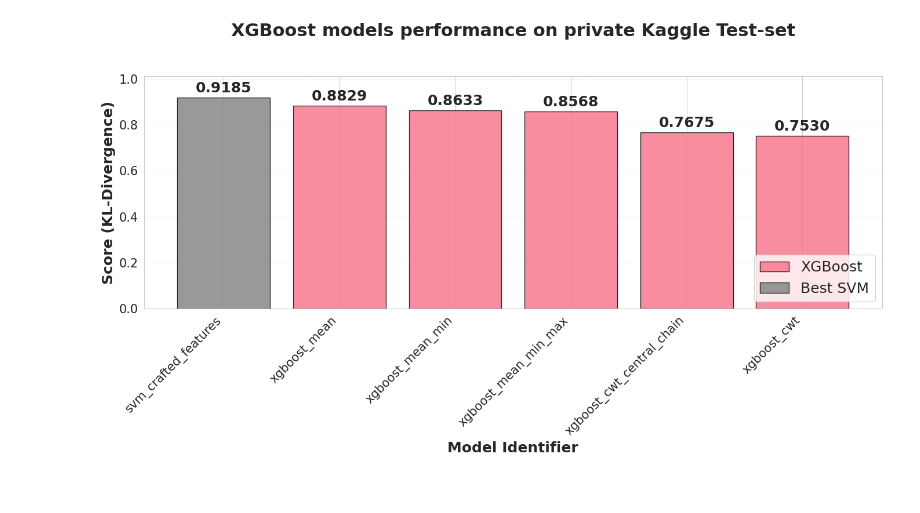
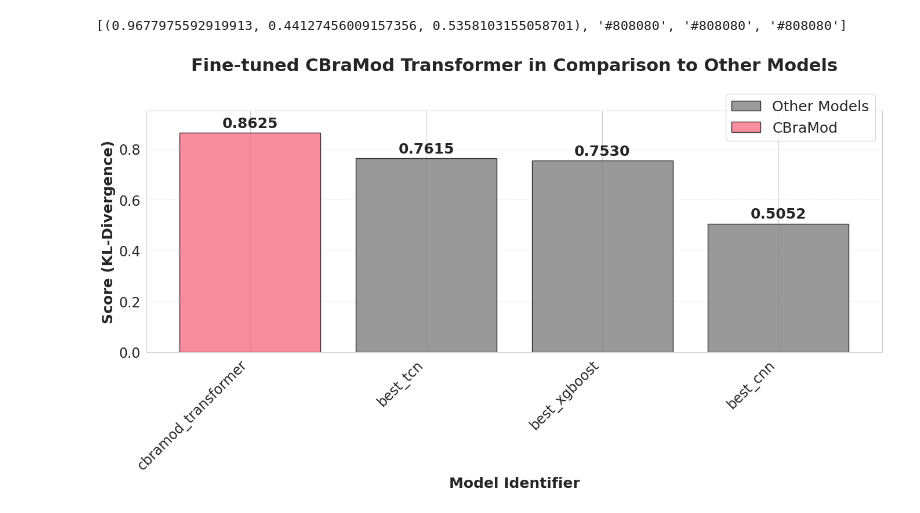
Before and after one commit to Davee02/HSLU.AICOMP.HMS, a Jupyter notebook: notebooks/visualizations/visualize_results.ipynb, the cells around one changed output. Cells and saved outputs as stored; diff of their text form; code cells hidden in the pictures.

Commit message:
add visualizations for final presentation and report

```diff
--- a/notebooks/visualizations/visualize_results.ipynb
+++ b/notebooks/visualizations/visualize_results.ipynb
@@ -31,3 +23,14 @@ PLOT_TITLE = "XGBoost models performance on private Kaggle Test-set"
+# %%
+VOTE_METHOD = "max_vote_window"
+SCORE_TYPE = "kaggle_private"
+MODEL_CATEGORIES = ["Baseline", "XGBoost", "SVM", "CNN", "GRU", "TCN", "Other", "Ensemble", "Other Models"]
+
+HIGHLIGHT_IDENTIFIER = None
+HIGHLIGHT_IDENTIFIER = "cbramod_transformer"
+HIGHLIGHT_IDENTIFIER_NAME = "CBraMod"
+
+
+PLOT_TITLE = "Fine-tuned CBraMod Transformer in Comparison to Other Models"
 # %%
 # Load the data
 with open(RESULTS_JSON_PATH, 'r') as f:
@@ -37,10 +40,20 @@ def categorize_model(identifier: str) -> str:
     """Categorize models based on their identifier."""
     if 'baseline' in identifier:
         return 'Baseline'
+    elif 'best' in identifier:
+        return 'Other Models'
+    elif 'ensemble' in identifier:
+        return 'Ensemble'
     elif 'xgboost' in identifier:
         return 'XGBoost'
     elif 'svm' in identifier:
         return 'SVM'
+    elif 'cnn' in identifier:
+        return 'CNN'
+    elif 'gru' in identifier:
+        return 'GRU'
+    elif 'tcn' in identifier:
+        return 'TCN'
     else:
         return 'Other'
 # %%
@@ -82,10 +95,8 @@ def visualize_results(
     df = pd.DataFrame([
         {
             'identifier': entry['identifier'],
-            'description': entry['description'],
             'category': categorize_model(entry['identifier']),
             'score': entry['scores'][score_type],
-            'date': entry['date'],
             'is_highlight': entry['identifier'] == highlight_identifier
         }
         for entry in filtered_data
@@ -109,58 +120,59 @@ def visualize_results(
 
     # Create color list based on categories, with gray for highlighted identifier
     colors = [
-        '#808080' if row['is_highlight']
-        else category_colors[row['category']]
+        (0.9677975592919913, 0.44127456009157356, 0.5358103155058701) if row['is_highlight']
+        else '#808080'
         for _, row in df.iterrows()
     ]
-
+    print(colors)
     # Create vertical bar chart
     bars = ax.bar(range(len(df)), df['score'], color=colors, alpha=0.8, edgecolor='black')
 
     # Customize the plot
     ax.set_xticks(range(len(df)))
     ax.set_xticklabels(df['identifier'], rotation=45, ha='right')
-    ax.set_ylabel(f'Score (KL-Divergence)', fontweight='bold')
+    ax.set_ylabel('Score (KL-Divergence)', fontweight='bold')
     ax.set_xlabel('Model Identifier', fontweight='bold')
     ax.set_title(
         PLOT_TITLE,
         fontweight='bold',
         pad=50
     )
     ax.set_ylim(0, df['score'].max() * 1.1)
 
     # Add score values on top of the bars
     for i, (score, bar) in enumerate(zip(df['score'], bars)):
         ax.text(bar.get_x() + bar.get_width()/2, score + 0.01,
                 f'{score:.4f}',
                 ha='center', va='bottom', fontweight='bold')
 
     # Add legend
     if len(model_categories) > 1 or highlight_identifier:
         legend_elements = [
-            Patch(facecolor=color, edgecolor='black', label=category, alpha=0.8)
+            Patch(facecolor='#808080', edgecolor='black', label=category, alpha=0.8)
             for category, color in category_colors.items()
         ]
         if highlight_identifier:
             legend_elements.append(
-                Patch(facecolor='#808080', edgecolor='black', label='Best SVM', alpha=0.8)
+                Patch(facecolor=(0.9677975592919913, 0.44127456009157356, 0.5358103155058701), edgecolor='black', label=HIGHLIGHT_IDENTIFIER_NAME, alpha=0.8)
             )
-        ax.legend(handles=legend_elements, loc='lower right')
+        ax.legend(handles=legend_elements, loc='upper right', bbox_to_anchor=(1, 1.1))
 
     # Add grid
     ax.grid(axis='y', alpha=0.3, linestyle='--')
     ax.set_axisbelow(True)
 
     plt.tight_layout()
     plt.show()
 
     fig.savefig(f'model_comparison_{vote_method}_{score_type}.svg')
+
+df_results = visualize_results(
+    vote_method=VOTE_METHOD,
+    score_type=SCORE_TYPE,
+    model_categories=MODEL_CATEGORIES,
+    highlight_identifier=HIGHLIGHT_IDENTIFIER,
+)
+# %% [output]
+[(0.9677975592919913, 0.44127456009157356, 0.5358103155058701), '#808080', '#808080', '#808080']
+[figure, added]
-# %%
-df_results = visualize_results(
-    vote_method=VOTE_METHOD,
-    score_type=SCORE_TYPE,
-    model_categories=MODEL_CATEGORIES,
-    highlight_identifier=HIGHLIGHT_IDENTIFIER,
-)
-# %% [output]
-[figure, removed]
```
Also changed, not shown: parts of 2 cells of this notebook, 6 other files.
